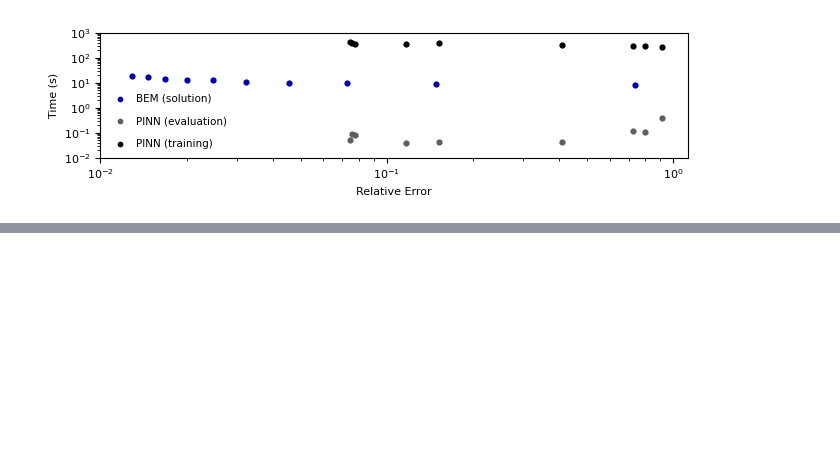
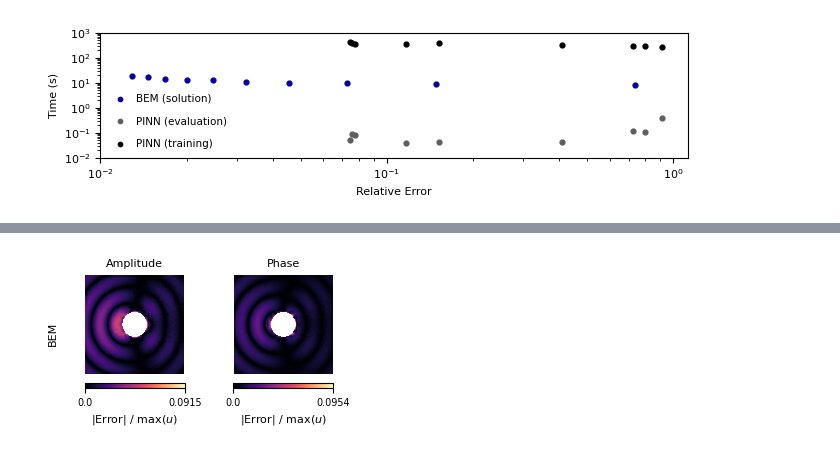
Before and after one commit to oscar-rincon/comparative-bem-pinns, a Jupyter notebook: main/03_comparison/03_comparison.ipynb, the cells around one changed output, grey strips where cells are left out. Cells and saved outputs as stored; diff of their text form; code cells hidden in the pictures; blank space fills up the shorter version.

```diff
--- a/main/03_comparison/03_comparison.ipynb
+++ b/main/03_comparison/03_comparison.ipynb
@@ -228,0 +198,16 @@ plt.show()
+# %%
+"""
+Visualize the BEM error in amplitude and phase
+"""
+
+plot_bem_error(
+    X, Y,
+    u_scn_amp,
+    np.real(u_inc_exact) + u_scn_amp,
+    np.abs(np.real(u_scn_exact) - u_scn_amp),
+    u_scn_phase,
+    u_scn_phase + np.real(u_inc_exact),
+    np.abs(np.imag(u_scn_exact) - u_scn_phase)
+)
+# %% [output]
+[figure, added]
```
Also changed, not shown: parts of 3 cells of this notebook, 11 other files.
